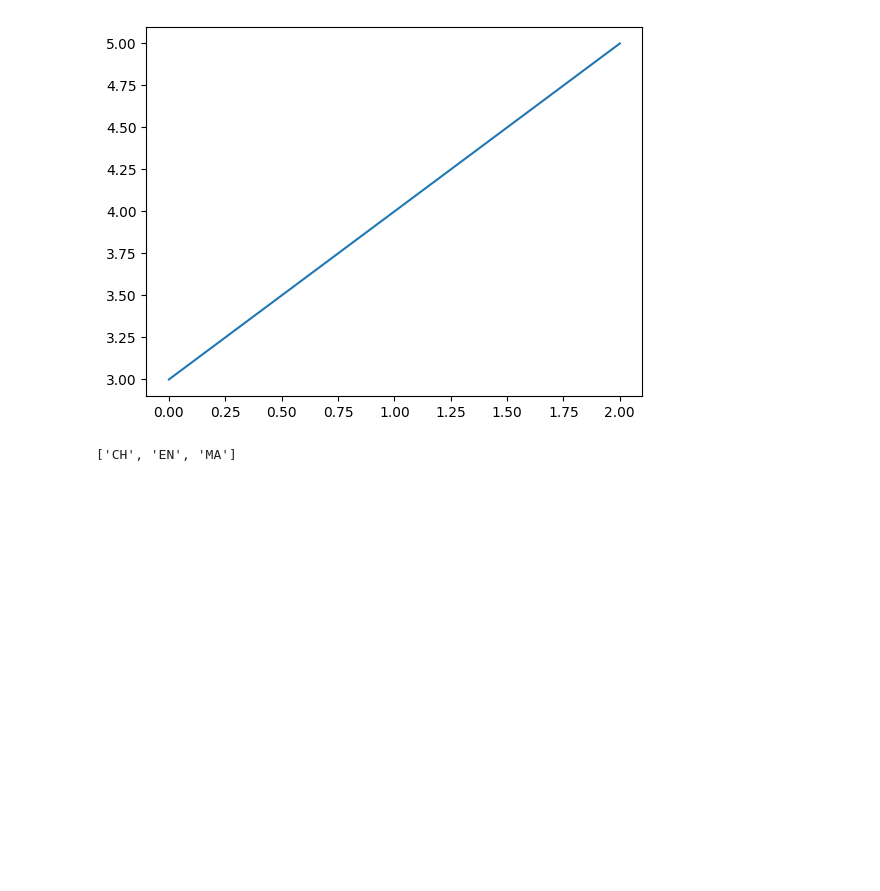
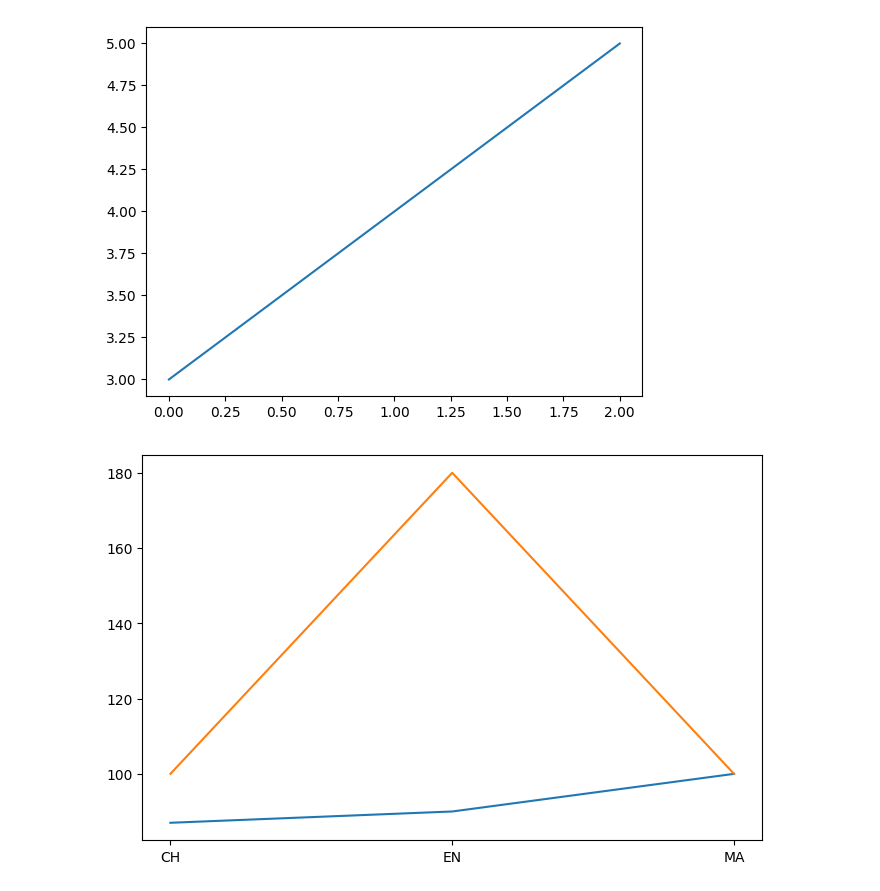
Before and after one commit to ahaing/CL_0729, a Jupyter notebook: Lec002.ipynb, the cells around one changed output. Cells and saved outputs as stored; diff of their text form; code cells hidden in the pictures; blank space fills up the shorter version.

Commit message:
plt(subplot)

```diff
--- a/Lec002.ipynb
+++ b/Lec002.ipynb
@@ -24,6 +24,13 @@ student1.keys()
 subjects = list(student1.keys())
 subjects
 
-value1=list
+value1=list(student1.values())
+value2=list(student2.values())
-# %% [output]
-['CH', 'EN', 'MA']
+# %%
+figure = plt.figure(figsize=(8.0,5.0))
+ax = figure.add_subplot()
+ax.plot(subjects, value1)
+ax.plot(subjects, value2)
+plt.show()
+# %% [output]
+[figure, added]
```
